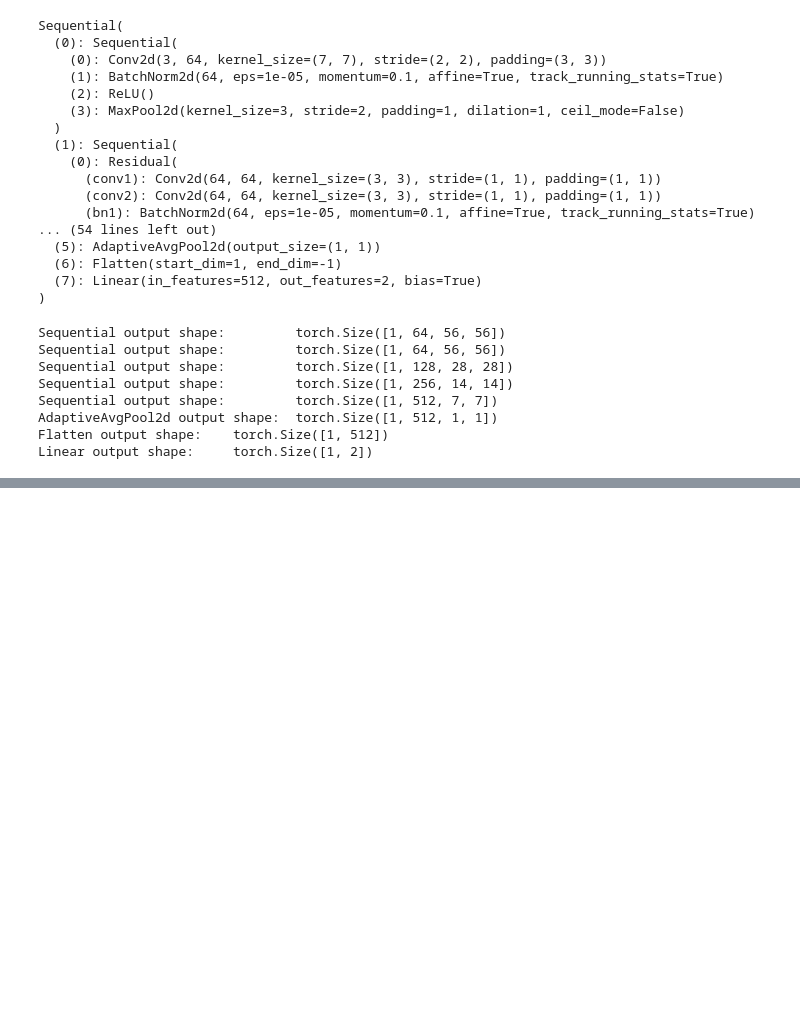
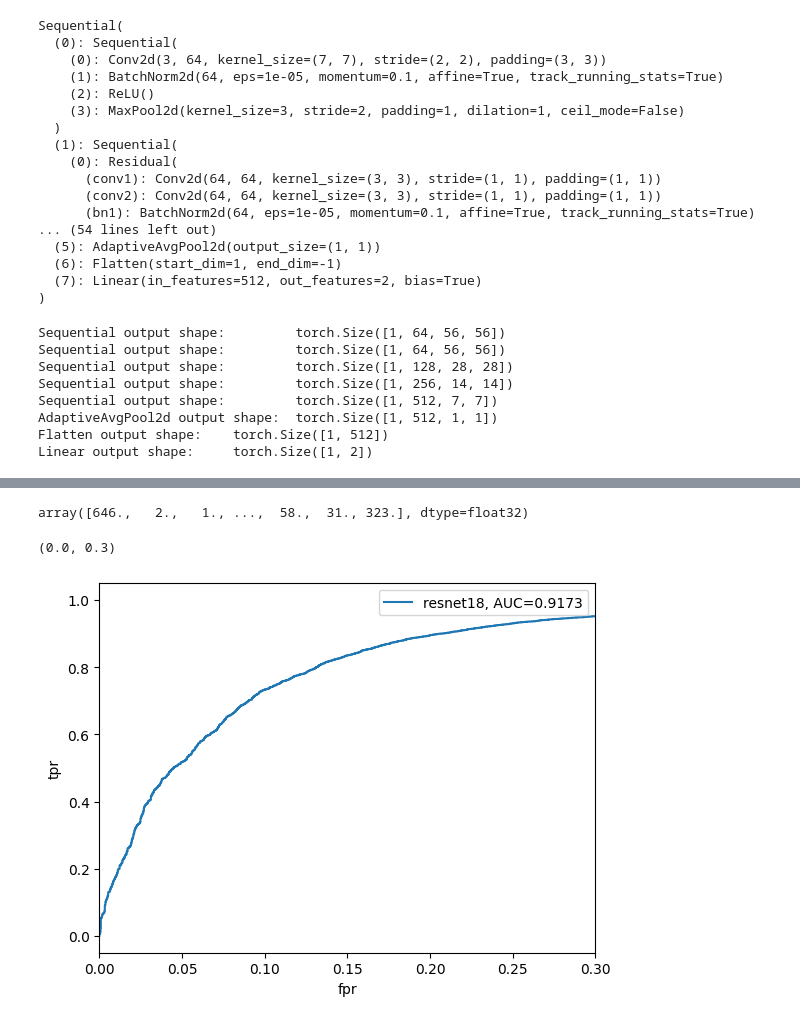
Before and after one commit to hukongyi/Gamma_Energy, a Jupyter notebook: corsika_data/resnet_Pgamma.ipynb, the cells around one changed output, grey strips where cells are left out. Drawn from its saved outputs; the diff is of its cells as text; code cells hidden in the pictures; blank space fills up the shorter version.

```diff
--- a/corsika_data/resnet_Pgamma.ipynb
+++ b/corsika_data/resnet_Pgamma.ipynb
@@ -119,7 +128,3 @@ MCdataset_test = MCDataset_log10energy(
 # %%
 MCdataset_train_dataloader = DataLoader(MCdataset_train, batch_size=256, shuffle=True)
 MCdataset_test_dataloader = DataLoader(MCdataset_test, batch_size=256, shuffle=True)
-# %%
-for i in MCdataset_train_dataloader:
-    print(i[0].shape)
-    break
@@ -273,0 +277,41 @@ epoch:3 test accurary:98.42%
+# %%
+net.eval()
+count1 = 0
+count2 = 0
+m = nn.Softmax(dim=1)
+y_pred = list()
+y_orgin = list()
+nparticle = list()
+energy = list()
+with torch.no_grad():
+    for X, log10energy, y in MCdataset_test_dataloader:
+        X, y = X.to(device), y.to(device)
+        y_hat = net(X)
+        y_hat = m(y_hat)
+        y_pred.append(y_hat[:, 1].cpu().numpy())
+        y_orgin.append(y.cpu().numpy())
+        energy.append(log10energy)
+        nparticle.append(torch.sum(X, dim=(1,2,3)).cpu().numpy())
+# %%
+y_pred = np.concatenate(y_pred)
+y_orgin = np.concatenate(y_orgin)
+energy = np.concatenate(energy)
+nparticle = np.concatenate(nparticle)
+# %%
+nparticle
+# %% [output]
+array([646.,   2.,   1., ...,  58.,  31., 323.], dtype=float32)
+# %%
+need = np.where(nparticle > 30)
+# %%
+from sklearn import metrics
+fpr, tpr, _ = metrics.roc_curve(y_orgin[need], y_pred[need])
+auc = metrics.roc_auc_score(y_orgin[need], y_pred[need])
+plt.plot(fpr,tpr,label=f"resnet18, AUC={auc:.4f}")
+plt.xlabel("fpr")
+plt.ylabel("tpr")
+plt.legend()
+plt.xlim(0,0.3)
+# %% [output]
+(0.0, 0.3)
+[figure, added]
```
Also changed, not shown: parts of 8 cells of this notebook, 8 other files.
